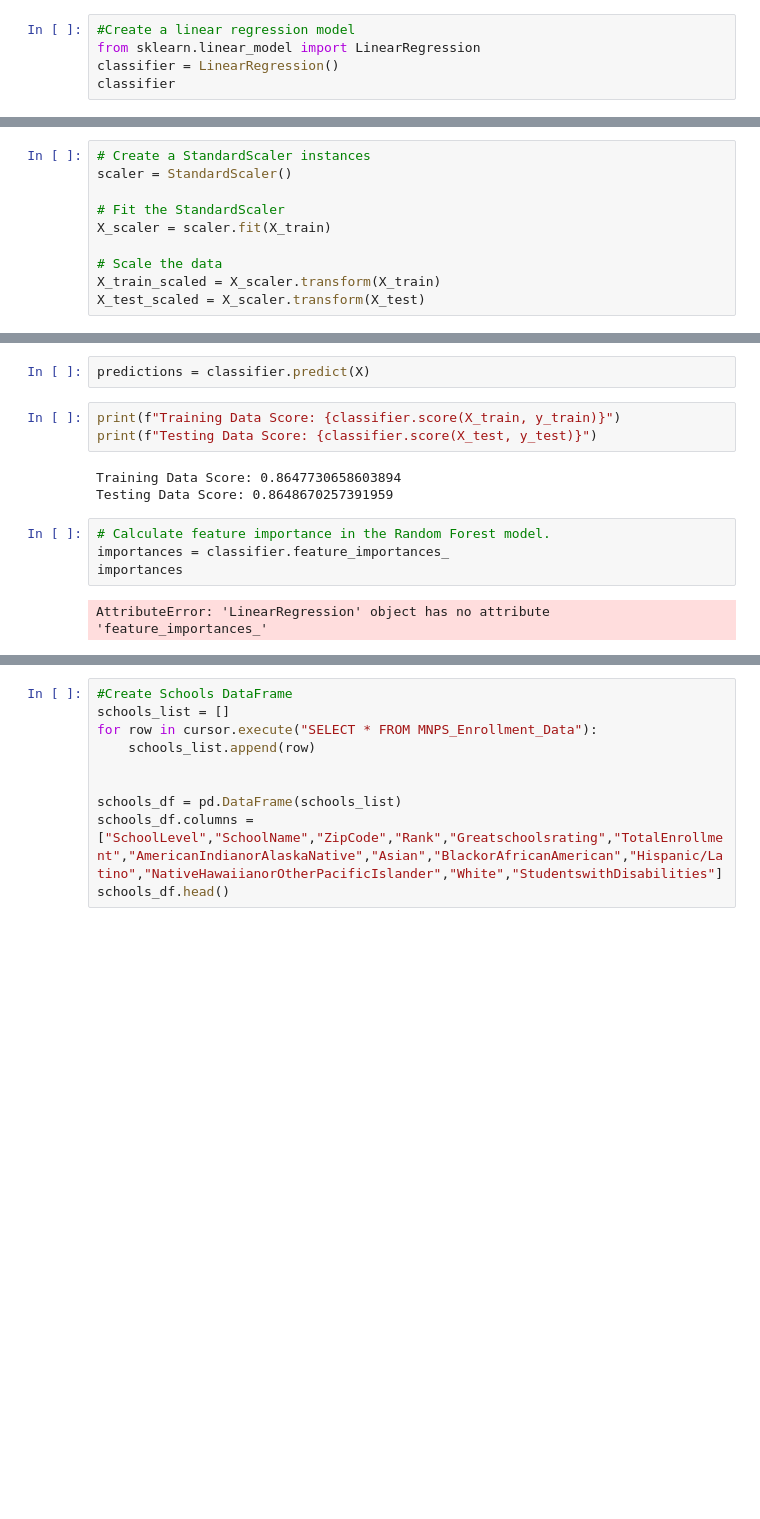
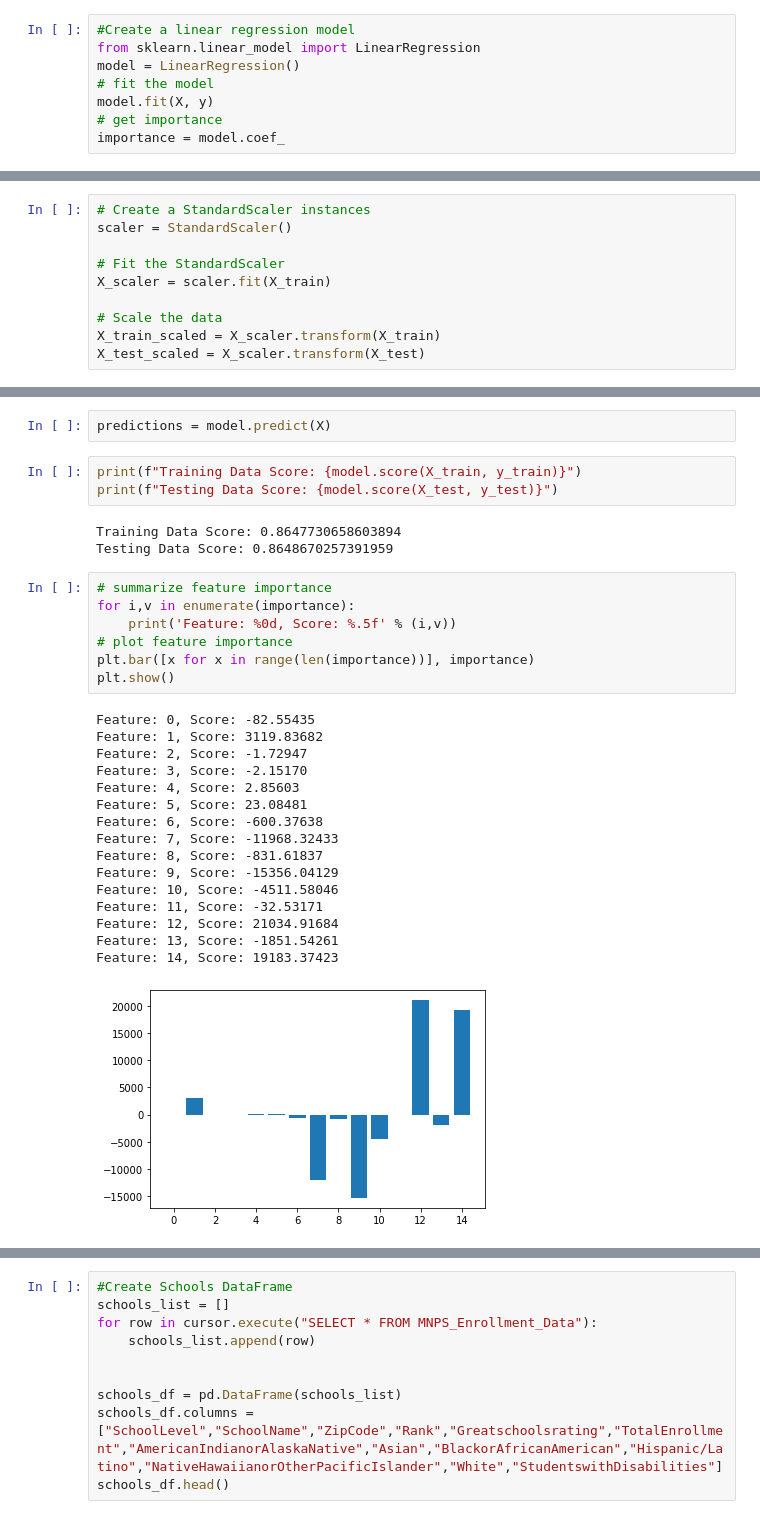
Before and after one commit to JoyRichardson/Living-in-Nashville, a Jupyter notebook: Machine_Learning_Model.ipynb, the cells around one changed output, grey strips where cells are left out. Drawn from its saved outputs; the diff is of its cells as text; blank space fills up the shorter version.

Commit message:
Machine Learning Linear Regression and creating new restaurants df

```diff
--- a/Machine_Learning_Model.ipynb
+++ b/Machine_Learning_Model.ipynb
@@ -231,5 +231,8 @@ X_train, X_test, y_train, y_test = train_test_split(X, y, random_state=78)
 # %%
 #Create a linear regression model
 from sklearn.linear_model import LinearRegression
-classifier = LinearRegression()
-classifier
+model = LinearRegression()
+# fit the model
+model.fit(X, y)
+# get importance
+importance = model.coef_
@@ -254,16 +255,34 @@ print(f"R2 Score: {score}")
 # %% [output]
 R2 Score: 0.8647993923023698
 # %%
-predictions = classifier.predict(X)
+predictions = model.predict(X)
 # %%
-print(f"Training Data Score: {classifier.score(X_train, y_train)}")
-print(f"Testing Data Score: {classifier.score(X_test, y_test)}")
+print(f"Training Data Score: {model.score(X_train, y_train)}")
+print(f"Testing Data Score: {model.score(X_test, y_test)}")
 # %% [output]
 Training Data Score: 0.8647730658603894
 Testing Data Score: 0.8648670257391959
-# %%
-# Calculate feature importance in the Random Forest model.
-importances = classifier.feature_importances_
-importances
-# %% [output]
-AttributeError: 'LinearRegression' object has no attribute 'feature_importances_'
+# %%
+# summarize feature importance
+for i,v in enumerate(importance):
+	print('Feature: %0d, Score: %.5f' % (i,v))
+# plot feature importance
+plt.bar([x for x in range(len(importance))], importance)
+plt.show()
+# %% [output]
+Feature: 0, Score: -82.55435
+Feature: 1, Score: 3119.83682
+Feature: 2, Score: -1.72947
+Feature: 3, Score: -2.15170
+Feature: 4, Score: 2.85603
+Feature: 5, Score: 23.08481
+Feature: 6, Score: -600.37638
+Feature: 7, Score: -11968.32433
+Feature: 8, Score: -831.61837
+Feature: 9, Score: -15356.04129
+Feature: 10, Score: -4511.58046
+Feature: 11, Score: -32.53171
+Feature: 12, Score: 21034.91684
+Feature: 13, Score: -1851.54261
+Feature: 14, Score: 19183.37423
+[figure, added]
```
Also changed, not shown: parts of 6 cells of this notebook.
